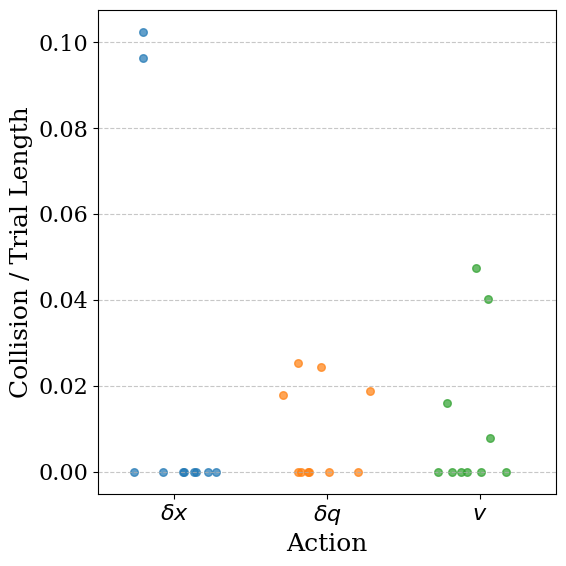
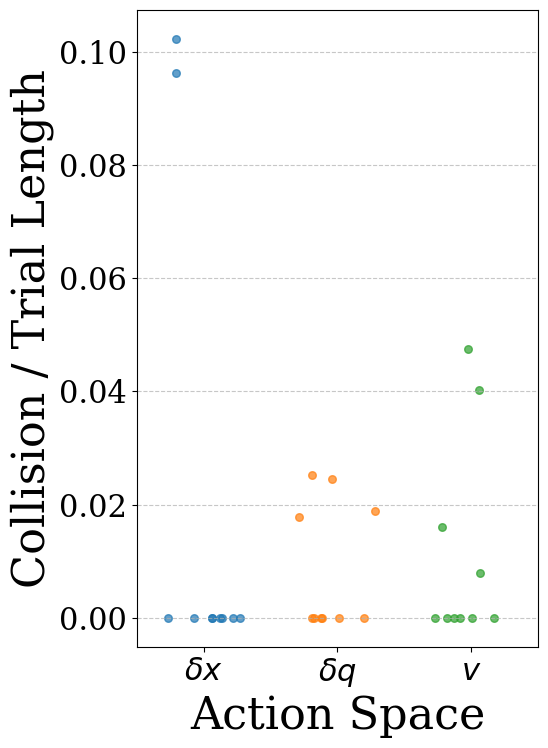
Code edit (unified diff) that turned the first committed figure into the second:
--- before
+++ after
@@ -25,5 +25,5 @@
         labels.append(act)
 labels = [r"$\delta x$", r"$\delta q$", r"$v$"]
-plt.figure(figsize=(6, 6))
+plt.figure(figsize=(6, 8))
 np.random.seed(42)  # For reproducibility
 for i, rates in enumerate(collision_rates):
@@ -32,9 +32,9 @@
     x = np.full_like(y, i, dtype=float) + np.random.uniform(-0.3, 0.3, size=len(y))
     plt.scatter(x, y, alpha=0.7, s=30, label=labels[i])
-plt.xticks(range(len(labels)), labels, fontsize=16)
-plt.ylabel('Collision / Trial Length', fontsize=18)
-plt.xlabel('Action', fontsize=18)
+plt.xticks(range(len(labels)), labels, fontsize=22)
+plt.ylabel('Collision / Trial Length', fontsize=32)
+plt.xlabel('Action Space', fontsize=32)
 # plt.title('Average Collision Rate Across Trials', fontsize=20)
-plt.yticks(fontsize=16)
+plt.yticks(fontsize=22)
 plt.xlim(-0.5, len(labels)-0.5)
 plt.grid(axis='y', linestyle='--', alpha=0.7)

Commit: more stuff